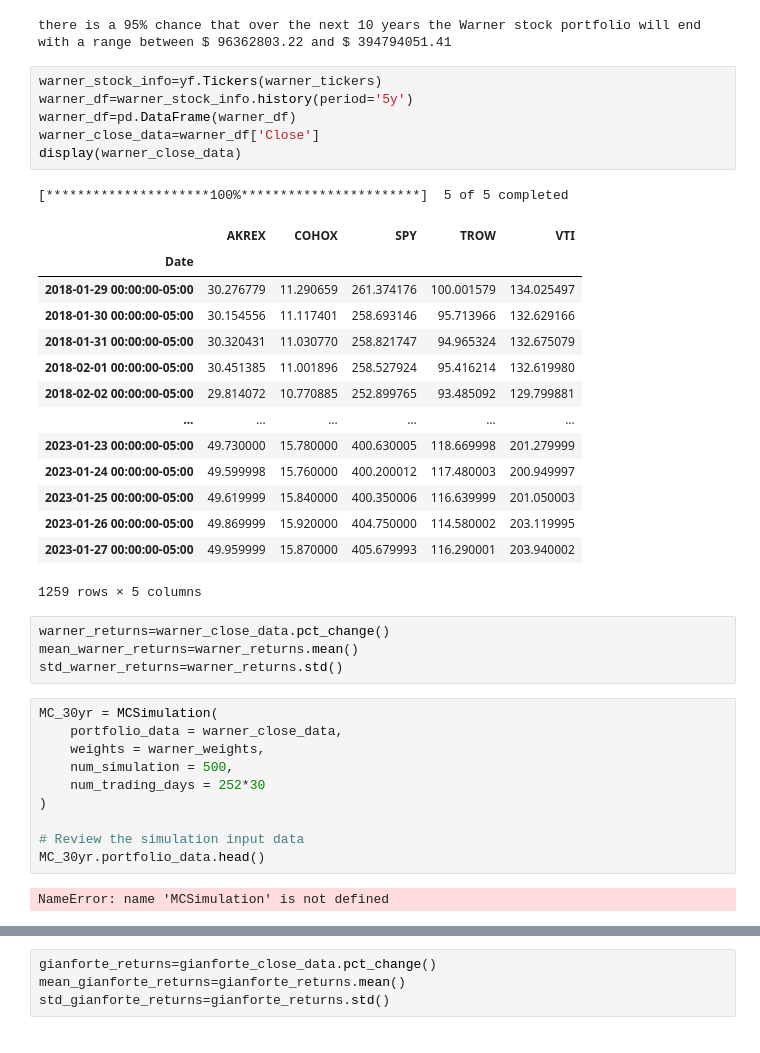
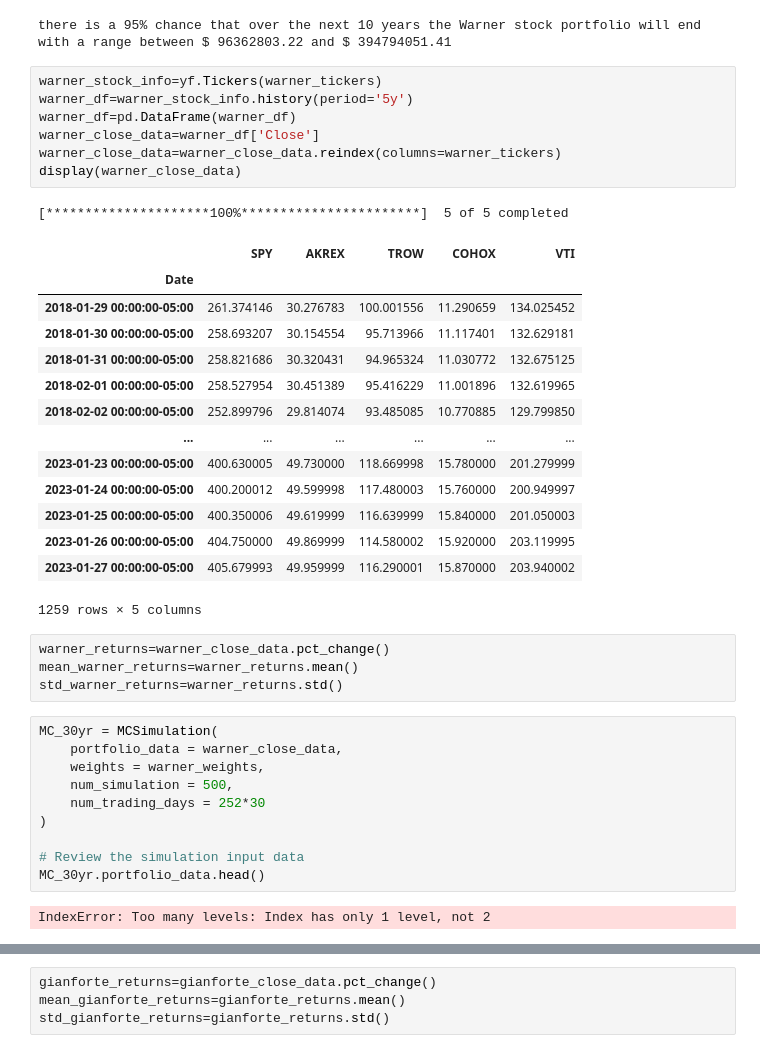
Before and after one commit to anuraggargLTI/module_8_project_1, a Jupyter notebook: politician_stocks.ipynb, the cells around one changed output, grey strips where cells are left out. Cells and saved outputs as stored; diff of their text form.

```diff
--- a/politician_stocks.ipynb
+++ b/politician_stocks.ipynb
@@ -376,24 +374,25 @@ there is a 95% chance that over the next 10 years the Warner stock portfolio wil
 # %%
 warner_stock_info=yf.Tickers(warner_tickers)
 warner_df=warner_stock_info.history(period='5y')
 warner_df=pd.DataFrame(warner_df)
 warner_close_data=warner_df['Close']
+warner_close_data=warner_close_data.reindex(columns=warner_tickers)
 display(warner_close_data)
 # %% [output]
 [*********************100%***********************]  5 of 5 completed
-|  | AKREX | COHOX | SPY | TROW | VTI |
+|  | SPY | AKREX | TROW | COHOX | VTI |
 | Date |  |  |  |  |  |
-| 2018-01-29 00:00:00-05:00 | 30.276779 | 11.290659 | 261.374176 | 100.001579 | 134.025497 |
-| 2018-01-30 00:00:00-05:00 | 30.154556 | 11.117401 | 258.693146 | 95.713966 | 132.629166 |
-| 2018-01-31 00:00:00-05:00 | 30.320431 | 11.030770 | 258.821747 | 94.965324 | 132.675079 |
-| 2018-02-01 00:00:00-05:00 | 30.451385 | 11.001896 | 258.527924 | 95.416214 | 132.619980 |
-| 2018-02-02 00:00:00-05:00 | 29.814072 | 10.770885 | 252.899765 | 93.485092 | 129.799881 |
+| 2018-01-29 00:00:00-05:00 | 261.374146 | 30.276783 | 100.001556 | 11.290659 | 134.025452 |
+| 2018-01-30 00:00:00-05:00 | 258.693207 | 30.154554 | 95.713966 | 11.117401 | 132.629181 |
+| 2018-01-31 00:00:00-05:00 | 258.821686 | 30.320431 | 94.965324 | 11.030772 | 132.675125 |
+| 2018-02-01 00:00:00-05:00 | 258.527954 | 30.451389 | 95.416229 | 11.001896 | 132.619965 |
+| 2018-02-02 00:00:00-05:00 | 252.899796 | 29.814074 | 93.485085 | 10.770885 | 129.799850 |
 | ... | ... | ... | ... | ... | ... |
-| 2023-01-23 00:00:00-05:00 | 49.730000 | 15.780000 | 400.630005 | 118.669998 | 201.279999 |
-| 2023-01-24 00:00:00-05:00 | 49.599998 | 15.760000 | 400.200012 | 117.480003 | 200.949997 |
-| 2023-01-25 00:00:00-05:00 | 49.619999 | 15.840000 | 400.350006 | 116.639999 | 201.050003 |
-| 2023-01-26 00:00:00-05:00 | 49.869999 | 15.920000 | 404.750000 | 114.580002 | 203.119995 |
-| 2023-01-27 00:00:00-05:00 | 49.959999 | 15.870000 | 405.679993 | 116.290001 | 203.940002 |
+| 2023-01-23 00:00:00-05:00 | 400.630005 | 49.730000 | 118.669998 | 15.780000 | 201.279999 |
+| 2023-01-24 00:00:00-05:00 | 400.200012 | 49.599998 | 117.480003 | 15.760000 | 200.949997 |
+| 2023-01-25 00:00:00-05:00 | 400.350006 | 49.619999 | 116.639999 | 15.840000 | 201.050003 |
+| 2023-01-26 00:00:00-05:00 | 404.750000 | 49.869999 | 114.580002 | 15.920000 | 203.119995 |
+| 2023-01-27 00:00:00-05:00 | 405.679993 | 49.959999 | 116.290001 | 15.870000 | 203.940002 |
 1259 rows × 5 columns
 # %%
 warner_returns=warner_close_data.pct_change()
@@ -410,7 +409,7 @@ MC_30yr = MCSimulation(
 # Review the simulation input data
 MC_30yr.portfolio_data.head()
 # %% [output]
-NameError: name 'MCSimulation' is not defined
+IndexError: Too many levels: Index has only 1 level, not 2
 # %%
 gianforte_stock_info=yf.Tickers(gianforte_tickers)
 gianforte_df=gianforte_stock_info.history(period='5y')
```
Also changed, not shown: parts of 3 cells of this notebook.
